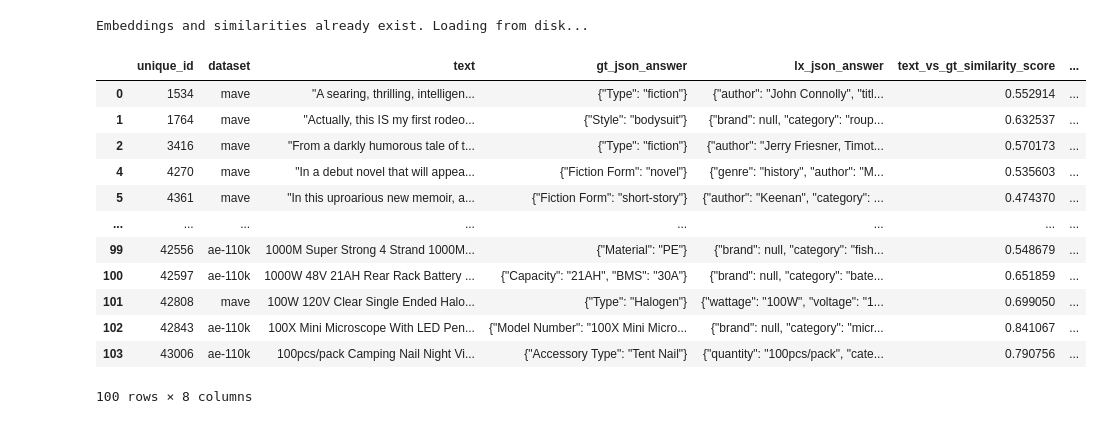
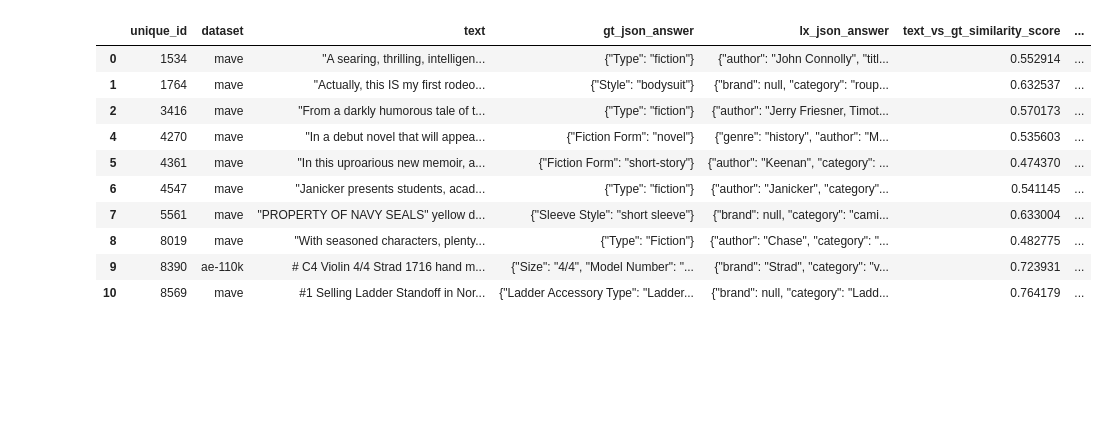
Before and after one commit to jvfd3/JSONLLM, a Jupyter notebook: Files/Code/jsonllm.ipynb, the cells around one changed output. Cells and saved outputs as stored; diff of their text form; code cells hidden in the pictures; blank space fills up the shorter version.

```diff
--- a/Files/Code/jsonllm.ipynb
+++ b/Files/Code/jsonllm.ipynb
@@ -9,5 +9,4 @@ LX_DF_PATH = 'Datasets/lx_jsonllm/lx_jsonllm.parquet'
 
 # Loading Datasets
 MERGED_DF = join_gt_and_our_dataframes(GT_DF_PATH, LX_DF_PATH)
-small_testing = MERGED_DF[:100].copy()  # For quick testing purposes
-small_testing
+eval_df = MERGED_DF[:10].copy()  # For quick testing purposes
@@ -28,21 +13,18 @@ small_testing
 # %%
 """ Computing Similarities """
 
 # new_run_full_evaluation(merged_df)
-small_testing = get_semantic_similarity_eval(small_testing)
-small_testing
+eval_df = get_semantic_similarity_eval(eval_df)
+# eval_df
 # %% [output]
-Embeddings and similarities already exist. Loading from disk...
 |  | unique_id | dataset | text | gt_json_answer | lx_json_answer | text_vs_gt_similarity_score | ... |
 | 0 | 1534 | mave | "A searing, thrilling, intelligen... | {"Type": "fiction"} | {"author": "John Connolly", "titl... | 0.552914 | ... |
 | 1 | 1764 | mave | "Actually, this IS my first rodeo... | {"Style": "bodysuit"} | {"brand": null, "category": "roup... | 0.632537 | ... |
 | 2 | 3416 | mave | "From a darkly humorous tale of t... | {"Type": "fiction"} | {"author": "Jerry Friesner, Timot... | 0.570173 | ... |
 | 4 | 4270 | mave | "In a debut novel that will appea... | {"Fiction Form": "novel"} | {"genre": "history", "author": "M... | 0.535603 | ... |
 | 5 | 4361 | mave | "In this uproarious new memoir, a... | {"Fiction Form": "short-story"} | {"author": "Keenan", "category": ... | 0.474370 | ... |
-| ... | ... | ... | ... | ... | ... | ... | ... |
-| 99 | 42556 | ae-110k | 1000M Super Strong 4 Strand 1000M... | {"Material": "PE"} | {"brand": null, "category": "fish... | 0.548679 | ... |
-| 100 | 42597 | ae-110k | 1000W 48V 21AH Rear Rack Battery ... | {"Capacity": "21AH", "BMS": "30A"} | {"brand": null, "category": "bate... | 0.651859 | ... |
-| 101 | 42808 | mave | 100W 120V Clear Single Ended Halo... | {"Type": "Halogen"} | {"wattage": "100W", "voltage": "1... | 0.699050 | ... |
-| 102 | 42843 | ae-110k | 100X Mini Microscope With LED Pen... | {"Model Number": "100X Mini Micro... | {"brand": null, "category": "micr... | 0.841067 | ... |
-| 103 | 43006 | ae-110k | 100pcs/pack Camping Nail Night Vi... | {"Accessory Type": "Tent Nail"} | {"quantity": "100pcs/pack", "cate... | 0.790756 | ... |
+| 6 | 4547 | mave | "Janicker presents students, acad... | {"Type": "fiction"} | {"author": "Janicker", "category"... | 0.541145 | ... |
+| 7 | 5561 | mave | "PROPERTY OF NAVY SEALS" yellow d... | {"Sleeve Style": "short sleeve"} | {"brand": null, "category": "cami... | 0.633004 | ... |
+| 8 | 8019 | mave | "With seasoned characters, plenty... | {"Type": "Fiction"} | {"author": "Chase", "category": "... | 0.482775 | ... |
+| 9 | 8390 | ae-110k | # C4 Violin 4/4 Strad 1716 hand m... | {"Size": "4/4", "Model Number": "... | {"brand": "Strad", "category": "v... | 0.723931 | ... |
+| 10 | 8569 | mave | #1 Selling Ladder Standoff in Nor... | {"Ladder Accessory Type": "Ladder... | {"brand": null, "category": "Ladd... | 0.764179 | ... |
-100 rows × 8 columns
```
Also changed, not shown: parts of 8 cells of this notebook, 1 other file.
